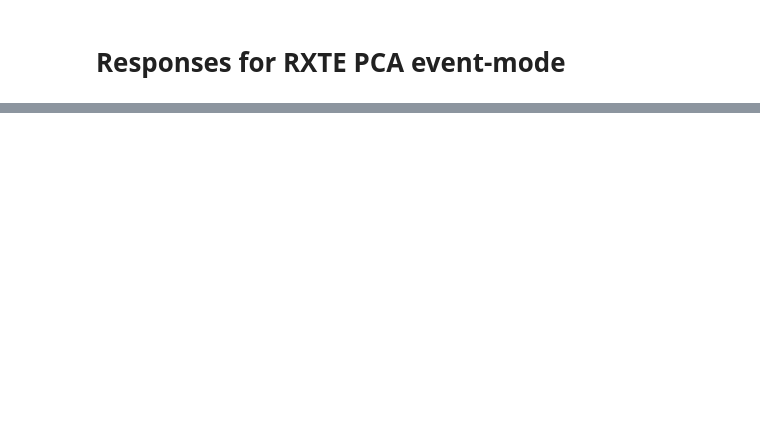
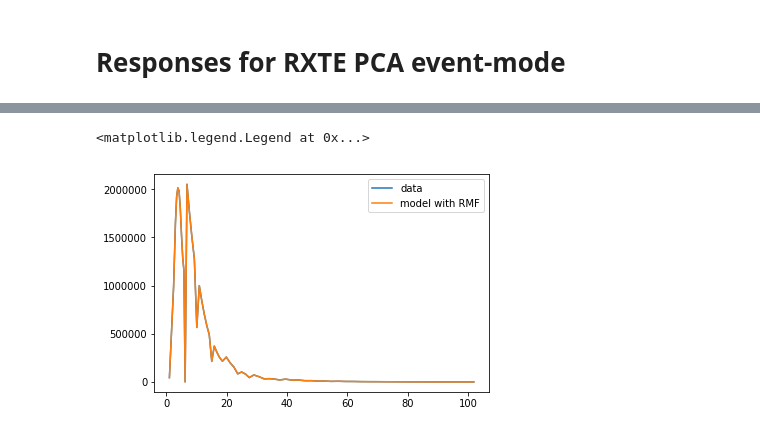
Before and after one commit to dhuppenkothen/clarsach, a Jupyter notebook: notebooks/TestRXTEPCA.ipynb, the cells around one changed output, grey strips where cells are left out. Drawn from its saved outputs; the diff is of its cells as text; code cells hidden in the pictures; blank space fills up the shorter version.

```diff
--- a/notebooks/TestRXTEPCA.ipynb
+++ b/notebooks/TestRXTEPCA.ipynb
@@ -447,0 +114,10 @@ print(np.max(m_rmf_c*1e6))
+# %%
+m_rmf = rmf.apply_rmf(m)
+# %%
+plt.figure()
+plt.plot(bin_mid, counts, label="data")
+plt.plot(bin_mid, m_rmf*1e5, label="model with RMF")
+plt.legend()
+# %% [output]
+<matplotlib.legend.Legend at 0x...>
+[figure, added]
```
Also changed, not shown: parts of 87 cells of this notebook.
